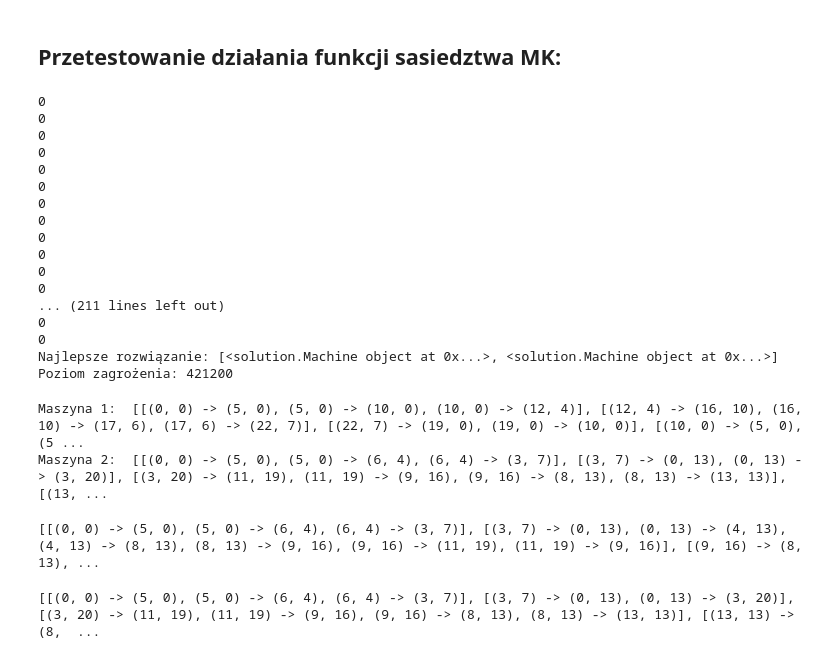
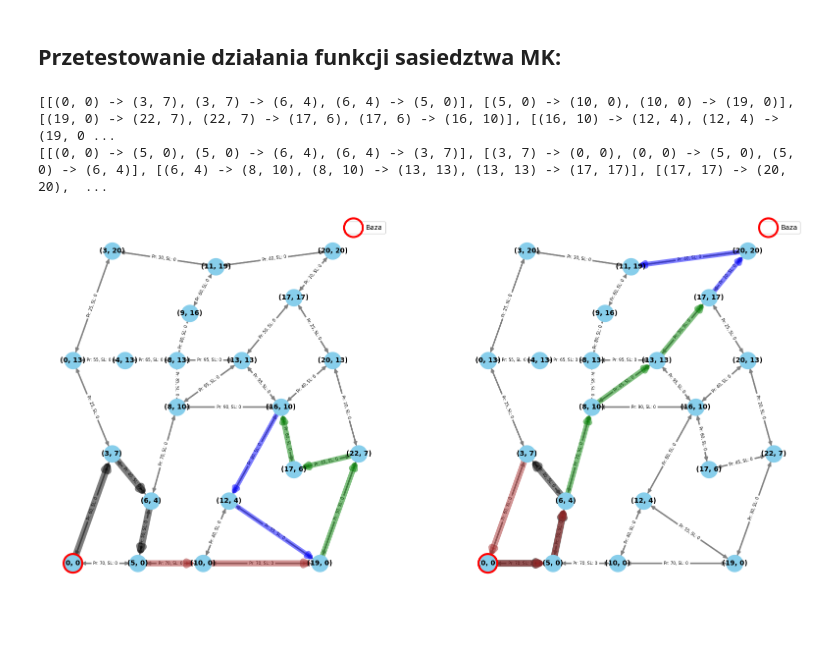
Before and after one commit to SzczepanK112/Simulated-Annealing, a Jupyter notebook: Problem_implementation/graf_podglad.ipynb, the cells around one changed output. Cells and saved outputs as stored; diff of their text form; code cells hidden in the pictures; blank space fills up the shorter version.

Commit message:
poprawa_graf_algorytm

```diff
--- a/Problem_implementation/graf_podglad.ipynb
+++ b/Problem_implementation/graf_podglad.ipynb
@@ -61,7 +16,7 @@ Poziom zagrożenia: 730080
 # %% [markdown]
 ## Przetestowanie działania funkcji sasiedztwa MK:
 # %%
-snowfall_forecast = [8, 3, 7, 5]
+snowfall_forecast = [4, 8, 5, 6]
 
 m1 = Machine(speed=1)
 m2 = Machine(speed=1)
@@ -71,49 +26,17 @@ machines = [m1, m2]
 Tmax = 20
 
 problem = RoadClearingProblem(snowfall_forecast, graf, machines, Tmax)
-
-best_solution, best_danger = problem.simulated_annealing(
-    initial_temperature=100,
-    cooling_rate=0.95,
-    max_iterations=5000
-)
-
-print("Najlepsze rozwiązanie:", best_solution)
-print("Poziom zagrożenia:", best_danger)
-# %% [output]
-0
-0
-0
-0
-0
-0
-0
-0
-0
-0
-0
-0
-... (211 lines left out)
-0
-0
-Najlepsze rozwiązanie: [<solution.Machine object at 0x...>, <solution.Machine object at 0x...>]
-Poziom zagrożenia: 421200
-# %%
-b = best_solution
-print("Maszyna 1: ", b[0].route)
-print("Maszyna 2: ", b[1].route)
-print("\n")
-# %% [output]
-Maszyna 1:  [[(0, 0) -> (5, 0), (5, 0) -> (10, 0), (10, 0) -> (12, 4)], [(12, 4) -> (16, 10), (16, 10) -> (17, 6), (17, 6) -> (22, 7)], [(22, 7) -> (19, 0), (19, 0) -> (10, 0)], [(10, 0) -> (5, 0), (5 ...
-Maszyna 2:  [[(0, 0) -> (5, 0), (5, 0) -> (6, 4), (6, 4) -> (3, 7)], [(3, 7) -> (0, 13), (0, 13) -> (3, 20)], [(3, 20) -> (11, 19), (11, 19) -> (9, 16), (9, 16) -> (8, 13), (8, 13) -> (13, 13)], [(13, ...
-# %%
-from funkcja_sasiedztwa_MK import *
-r1 = f_sasiad_1(b, 5, graf, 20)
-print(r1)
-# %% [output]
-[[(0, 0) -> (5, 0), (5, 0) -> (6, 4), (6, 4) -> (3, 7)], [(3, 7) -> (0, 13), (0, 13) -> (4, 13), (4, 13) -> (8, 13), (8, 13) -> (9, 16), (9, 16) -> (11, 19), (11, 19) -> (9, 16)], [(9, 16) -> (8, 13), ...
-# %%
-r2 = f_sasiad_2(b, graf, 20)
-print(r2)
-# %% [output]
-[[(0, 0) -> (5, 0), (5, 0) -> (6, 4), (6, 4) -> (3, 7)], [(3, 7) -> (0, 13), (0, 13) -> (3, 20)], [(3, 20) -> (11, 19), (11, 19) -> (9, 16), (9, 16) -> (8, 13), (8, 13) -> (13, 13)], [(13, 13) -> (8,  ...
+# %%
+# Poczatkowe rozwiazania dla kazdej z maszyn
+m1_poczatkowe = problem.machines[0].route
+m2_poczatkowe = problem.machines[1].route
+
+print(m1_poczatkowe)
+print(m2_poczatkowe)
+
+# Poglad rozwiazan:
+graf.rysuj_dwa_rozwiazania(m1_poczatkowe, m2_poczatkowe, 10, 10)
+# %% [output]
+[[(0, 0) -> (3, 7), (3, 7) -> (6, 4), (6, 4) -> (5, 0)], [(5, 0) -> (10, 0), (10, 0) -> (19, 0)], [(19, 0) -> (22, 7), (22, 7) -> (17, 6), (17, 6) -> (16, 10)], [(16, 10) -> (12, 4), (12, 4) -> (19, 0 ...
+[[(0, 0) -> (5, 0), (5, 0) -> (6, 4), (6, 4) -> (3, 7)], [(3, 7) -> (0, 0), (0, 0) -> (5, 0), (5, 0) -> (6, 4)], [(6, 4) -> (8, 10), (8, 10) -> (13, 13), (13, 13) -> (17, 17)], [(17, 17) -> (20, 20),  ...
+[figure, added]
```
Also changed, not shown: parts of 4 cells of this notebook, 3 other files.
